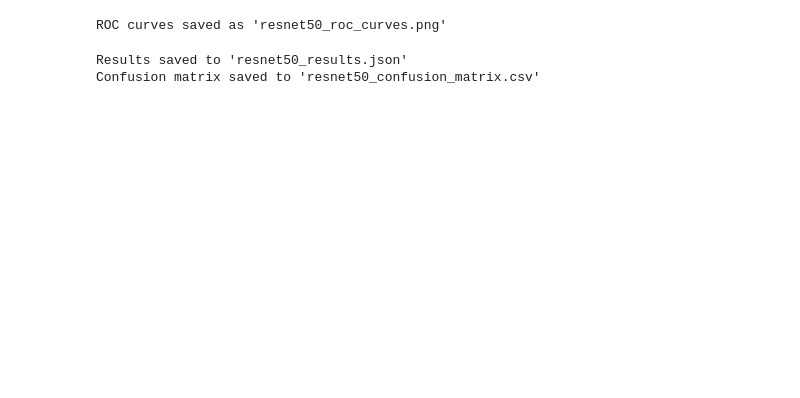
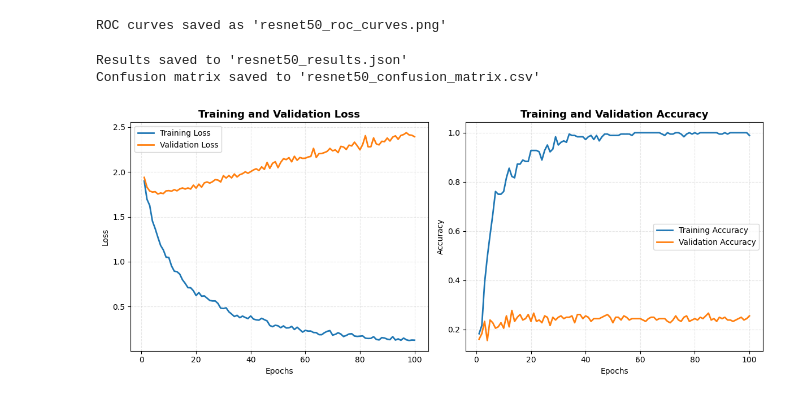
Before and after one commit to Munem-Prionto/PM25Vision_project, a Jupyter notebook: 2.2/ResNet50_Training.ipynb, the cells around one changed output. Drawn from its saved outputs; the diff is of its cells as text; code cells hidden in the pictures; blank space fills up the shorter version.

```diff
--- a/2.2/ResNet50_Training.ipynb
+++ b/2.2/ResNet50_Training.ipynb
@@ -408,3 +445,39 @@ print("Confusion matrix saved to 'resnet50_confusion_matrix.csv'")
 # %% [output]
 Results saved to 'resnet50_results.json'
 Confusion matrix saved to 'resnet50_confusion_matrix.csv'
+# %%
+# Plot Learning Curves
+def training_curves(train_loss_history, val_loss_history, train_acc_history, val_acc_history):
+    epochs = range(1, len(train_loss_history) + 1)
+
+    # Plot training and validation loss
+    plt.figure(figsize=(12, 5))
+
+    plt.subplot(1, 2, 1)
+
+    plt.plot(epochs, train_loss_history, label='Training Loss', linewidth=2)
+    plt.plot(epochs, val_loss_history, label='Validation Loss', linewidth=2)
+    plt.title('Training and Validation Loss', fontsize=13, fontweight='bold')
+    plt.xlabel('Epochs')
+    plt.ylabel('Loss')
+    plt.legend()
+    plt.grid(alpha=0.3, linestyle='--')
+
+    # Plot training and validation accuracy
+    plt.subplot(1, 2, 2)
+    plt.plot(epochs, train_acc_history, label='Training Accuracy',  linewidth=2)
+    plt.plot(epochs, val_acc_history, label='Validation Accuracy',  linewidth=2)
+    plt.title('Training and Validation Accuracy', fontsize=13, fontweight='bold')
+    plt.xlabel('Epochs')
+    plt.ylabel('Accuracy')
+    plt.legend()
+    plt.grid(alpha=0.3, linestyle='--')
+
+    plt.tight_layout()
+    plt.savefig('resnet50_training_curves.png', dpi=150, bbox_inches='tight')
+    plt.show()
+
+# Create learning curves with training and validation metrics
+training_curves(train_losses, val_losses, train_accuracies, val_accuracies)
+# %% [output]
+[figure, added]
```
Also changed, not shown: parts of 5 cells of this notebook, 2 other files.
